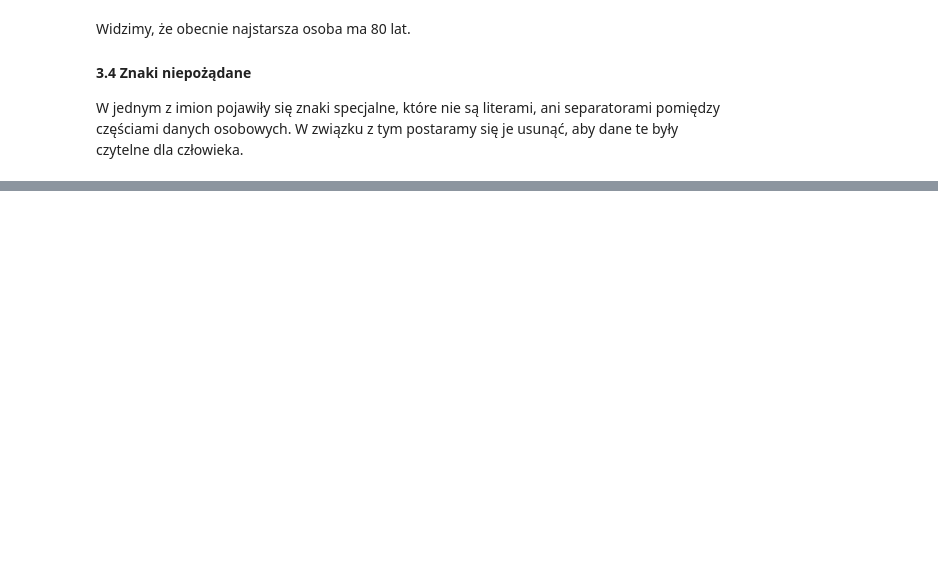
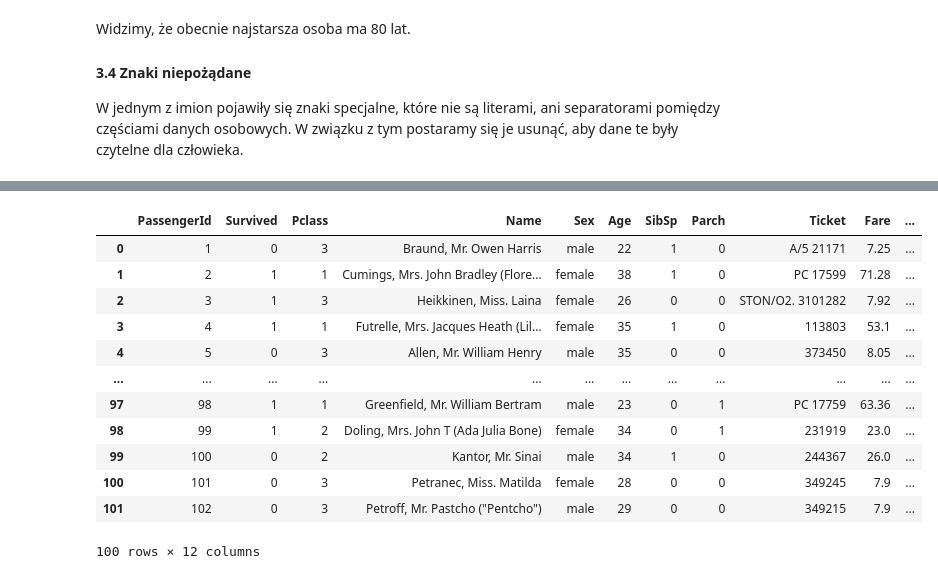
Before and after one commit to twacowski/titanic, a Jupyter notebook: main.ipynb, the cells around one changed output, grey strips where cells are left out. Cells and saved outputs as stored; diff of their text form; code cells hidden in the pictures; blank space fills up the shorter version.

Commit message:
Add summary, save cleaned data set

```diff
--- a/main.ipynb
+++ b/main.ipynb
@@ -381,0 +395,16 @@ Pozostały już jedynie unikalne wartości, które jasno opisują dane rekordy.
+# %%
+dataSet.to_csv('TitanicCleaned.tsv', sep='\t')
+# %% [output]
+|  | PassengerId | Survived | Pclass | Name | Sex | Age | SibSp | Parch | Ticket | Fare | ... |
+| 0 | 1 | 0 | 3 | Braund, Mr. Owen Harris | male | 22 | 1 | 0 | A/5 21171 | 7.25 | ... |
+| 1 | 2 | 1 | 1 | Cumings, Mrs. John Bradley (Flore... | female | 38 | 1 | 0 | PC 17599 | 71.28 | ... |
+| 2 | 3 | 1 | 3 | Heikkinen, Miss. Laina | female | 26 | 0 | 0 | STON/O2. 3101282 | 7.92 | ... |
+| 3 | 4 | 1 | 1 | Futrelle, Mrs. Jacques Heath (Lil... | female | 35 | 1 | 0 | 113803 | 53.1 | ... |
+| 4 | 5 | 0 | 3 | Allen, Mr. William Henry | male | 35 | 0 | 0 | 373450 | 8.05 | ... |
+| ... | ... | ... | ... | ... | ... | ... | ... | ... | ... | ... | ... |
+| 97 | 98 | 1 | 1 | Greenfield, Mr. William Bertram | male | 23 | 0 | 1 | PC 17759 | 63.36 | ... |
+| 98 | 99 | 1 | 2 | Doling, Mrs. John T (Ada Julia Bone) | female | 34 | 0 | 1 | 231919 | 23.0 | ... |
+| 99 | 100 | 0 | 2 | Kantor, Mr. Sinai | male | 34 | 1 | 0 | 244367 | 26.0 | ... |
+| 100 | 101 | 0 | 3 | Petranec, Miss. Matilda | female | 28 | 0 | 0 | 349245 | 7.9 | ... |
+| 101 | 102 | 0 | 3 | Petroff, Mr. Pastcho ("Pentcho") | male | 29 | 0 | 0 | 349215 | 7.9 | ... |
+100 rows × 12 columns
```
Also changed, not shown: parts of 6 cells of this notebook, 1 other file.
